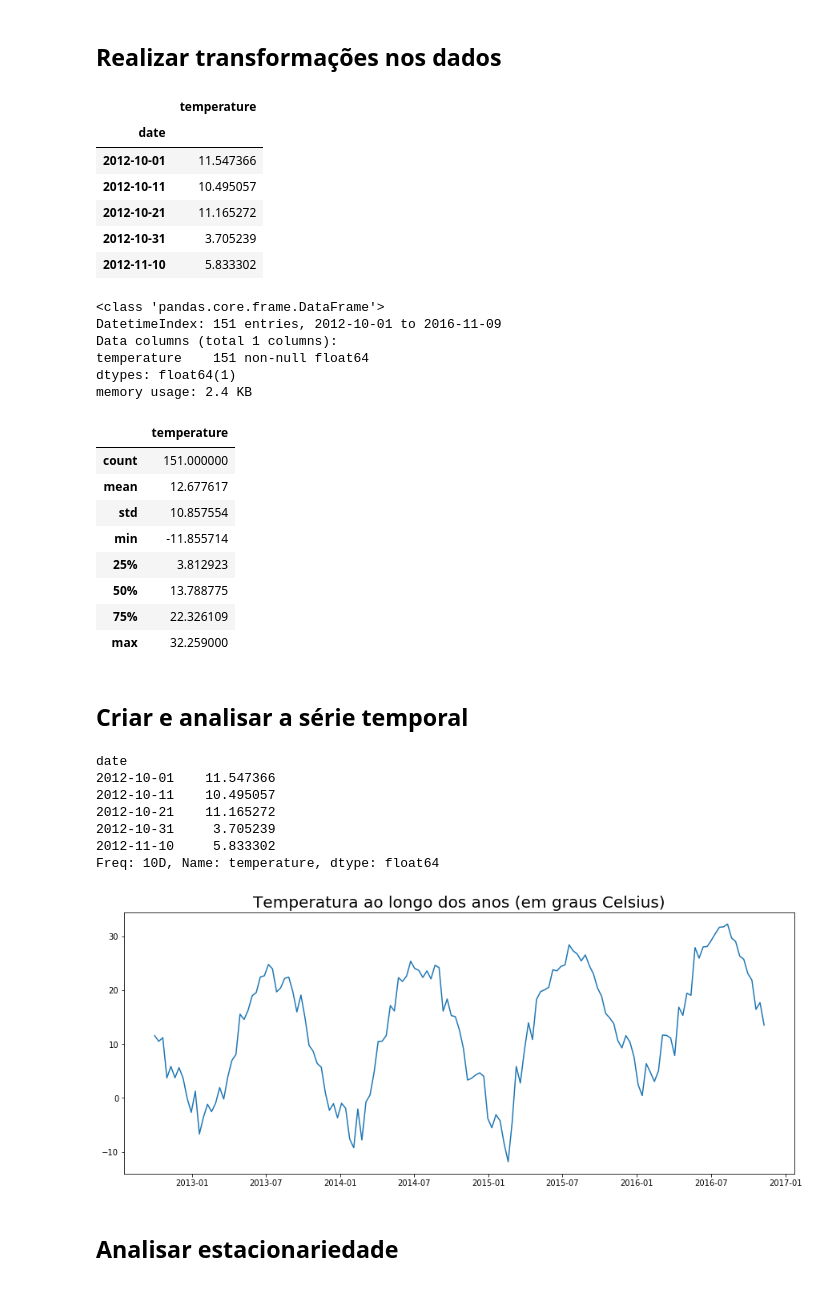
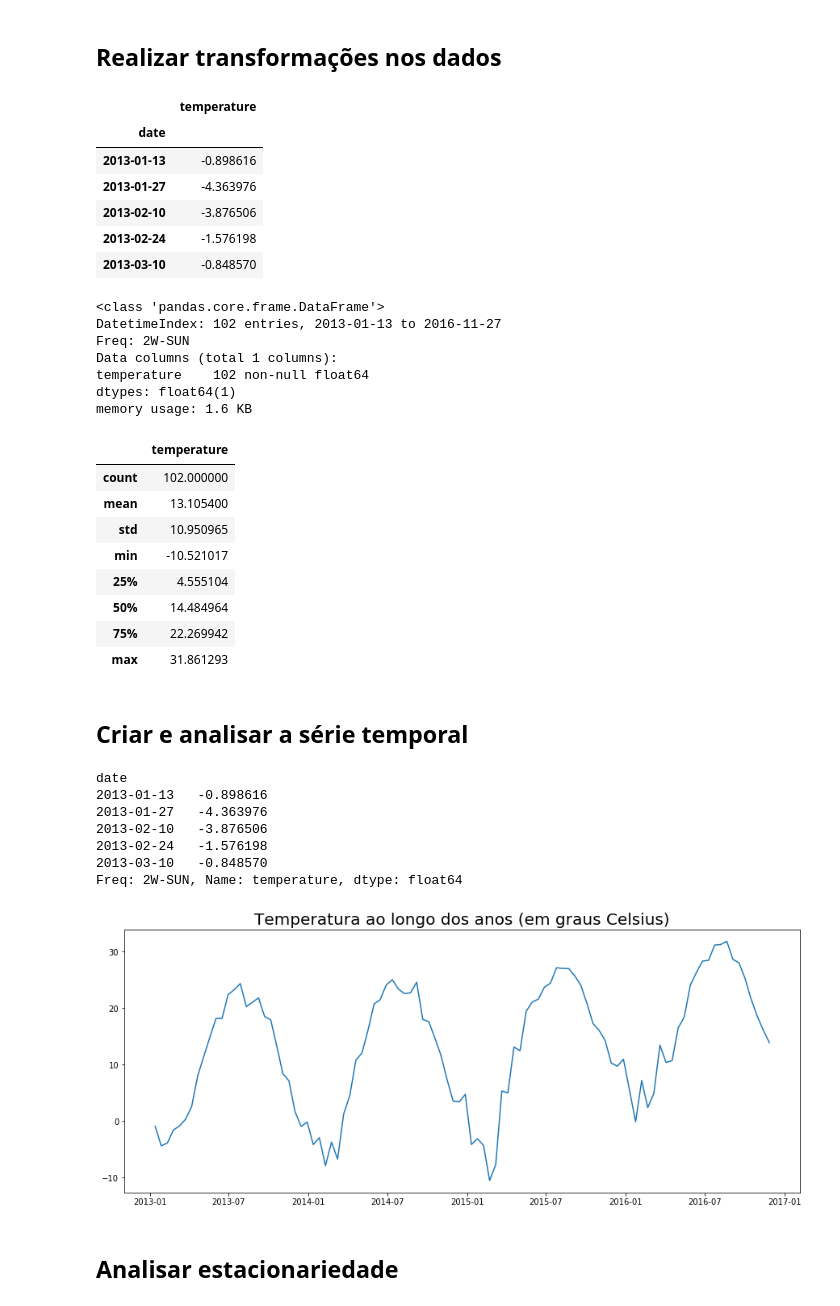
Before and after one commit to hjort/ai-labs, a Jupyter notebook: kaggle/serpro-weather/Weather - 4 Previsão com ARIMA.ipynb, the cells around one changed output. Cells and saved outputs as stored; diff of their text form; code cells hidden in the pictures.

```diff
--- a/kaggle/serpro-weather/Weather - 4 Previsão com ARIMA.ipynb
+++ b/kaggle/serpro-weather/Weather - 4 Previsão com ARIMA.ipynb
@@ -16,7 +16,7 @@ rcParams['figure.figsize'] = 15, 6
 ## Definir a frequência para a amostragem
 # %%
 # definir frequência a ser considerada no modelo
-frequencia = '10D' # 7D 15D 2W 3W M
+frequencia = '2W' # 7D 15D 2W 3W M
 # %%
 # calcular períodos que cabem em um ano
 intervalo_ano = pd.date_range(start='2018-01-01', end='2019-01-01', freq=frequencia)
@@ -71,46 +71,48 @@ Empty DataFrame
 # %%
 # remover valores nulos
 data = train_data.dropna()
 
 # reduzir a quantidade de dados para a frequência
 data = data.resample(frequencia).mean()
 
 # filtrar período desejado
+data = data['2013-01':]
 #data = data['2013-01':'2015-12']
 
 # converter temperatura para Kelvin
 #data['temperature'] += 273.15
 
 data.head()
 # %% [output]
 |  | temperature |
 | date |  |
-| 2012-10-01 | 11.547366 |
-| 2012-10-11 | 10.495057 |
-| 2012-10-21 | 11.165272 |
-| 2012-10-31 | 3.705239 |
-| 2012-11-10 | 5.833302 |
+| 2013-01-13 | -0.898616 |
+| 2013-01-27 | -4.363976 |
+| 2013-02-10 | -3.876506 |
+| 2013-02-24 | -1.576198 |
+| 2013-03-10 | -0.848570 |
 # %%
 data.info()
 # %% [output]
 <class 'pandas.core.frame.DataFrame'>
-DatetimeIndex: 151 entries, 2012-10-01 to 2016-11-09
+DatetimeIndex: 102 entries, 2013-01-13 to 2016-11-27
+Freq: 2W-SUN
 Data columns (total 1 columns):
-temperature    151 non-null float64
+temperature    102 non-null float64
 dtypes: float64(1)
-memory usage: 2.4 KB
+memory usage: 1.6 KB
 # %%
 data.describe()
 # %% [output]
 |  | temperature |
-| count | 151.000000 |
-| mean | 12.677617 |
-| std | 10.857554 |
-| min | -11.855714 |
-| 25% | 3.812923 |
-| 50% | 13.788775 |
-| 75% | 22.326109 |
-| max | 32.259000 |
+| count | 102.000000 |
+| mean | 13.105400 |
+| std | 10.950965 |
+| min | -10.521017 |
+| 25% | 4.555104 |
+| 50% | 14.484964 |
+| 75% | 22.269942 |
+| max | 31.861293 |
 # %% [markdown]
 ## Criar e analisar a série temporal
 # %%
@@ -120,19 +122,19 @@ ts = ts.asfreq(frequencia)
 ts.head()
 # %% [output]
 date
-2012-10-01    11.547366
-2012-10-11    10.495057
-2012-10-21    11.165272
-2012-10-31     3.705239
-2012-11-10     5.833302
-Freq: 10D, Name: temperature, dtype: float64
+2013-01-13   -0.898616
+2013-01-27   -4.363976
+2013-02-10   -3.876506
+2013-02-24   -1.576198
+2013-03-10   -0.848570
+Freq: 2W-SUN, Name: temperature, dtype: float64
 # %%
 # plotar a série temporal
 plt.plot(ts)
 plt.title('Temperatura ao longo dos anos (em graus Celsius)', fontsize=20)
 plt.show()
 # %% [output]
-[figure, old version]
+[figure, new version]
 # %% [markdown]
 ## Analisar estacionariedade
 # %%
```
Also changed, not shown: parts of 12 cells of this notebook, 1 other file.
